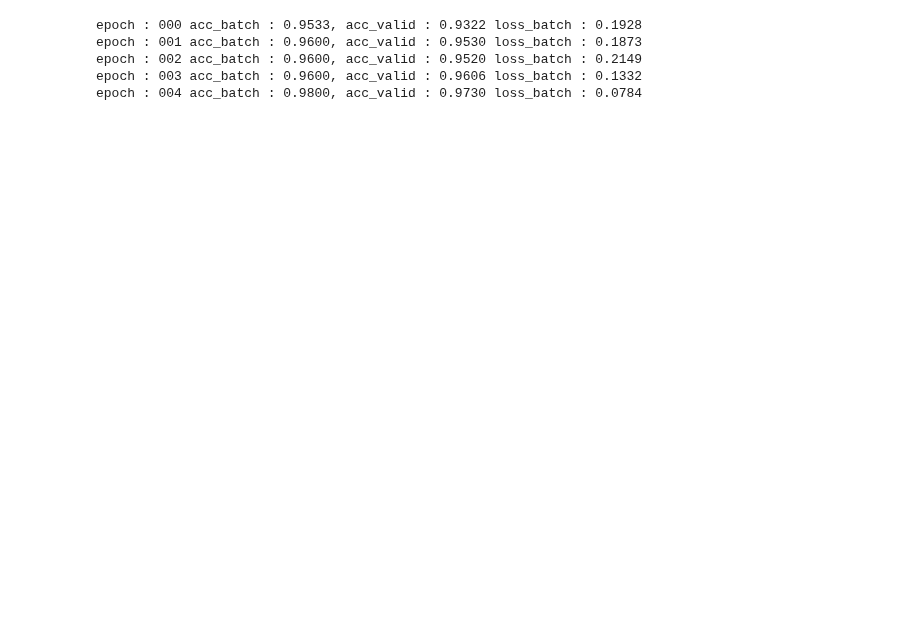
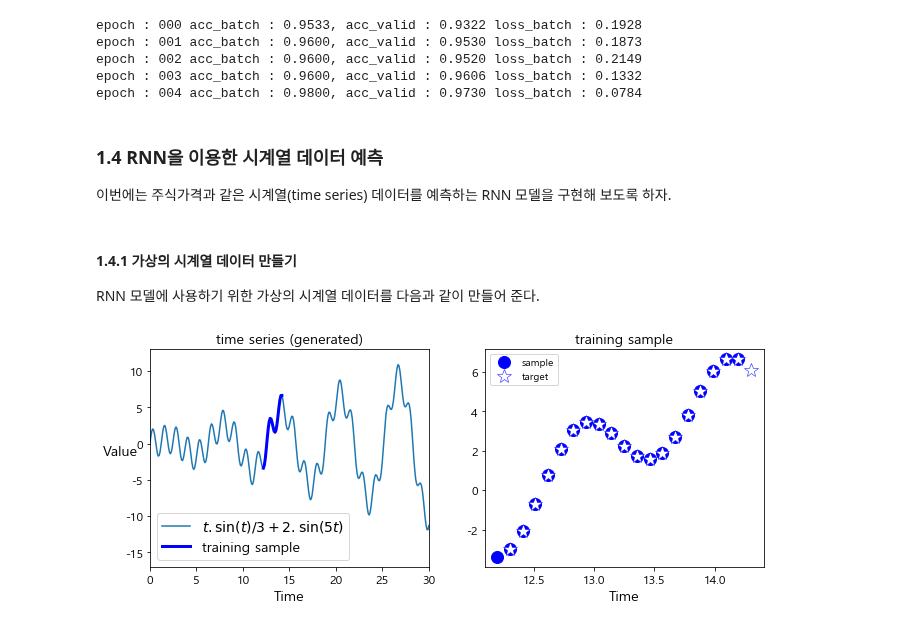
Before and after one commit to ExcelsiorCJH/Hands-On-ML, a Jupyter notebook: Chap14-Recurrent_Neural_Networks/Chap14_2-Recurrent_Neural_Networks.ipynb, the cells around one changed output. Cells and saved outputs as stored; diff of their text form; code cells hidden in the pictures; blank space fills up the shorter version.

```diff
--- a/Chap14-Recurrent_Neural_Networks/Chap14_2-Recurrent_Neural_Networks.ipynb
+++ b/Chap14-Recurrent_Neural_Networks/Chap14_2-Recurrent_Neural_Networks.ipynb
@@ -144,3 +148,50 @@ epoch : 001 acc_batch : 0.9600, acc_valid : 0.9530 loss_batch : 0.1873
 epoch : 002 acc_batch : 0.9600, acc_valid : 0.9520 loss_batch : 0.2149
 epoch : 003 acc_batch : 0.9600, acc_valid : 0.9606 loss_batch : 0.1332
 epoch : 004 acc_batch : 0.9800, acc_valid : 0.9730 loss_batch : 0.0784
+# %% [markdown]
+### 1.4 RNN을 이용한 시계열 데이터 예측
+
+이번에는 주식가격과 같은 시계열(time series) 데이터를 예측하는 RNN 모델을 구현해 보도록 하자.
+# %% [markdown]
+#### 1.4.1 가상의 시계열 데이터 만들기
+
+RNN 모델에 사용하기 위한 가상의 시계열 데이터를 다음과 같이 만들어 준다.
+# %%
+t_min, t_max = 0, 30
+resolution = 0.1
+
+def time_series(t):
+    return t * np.sin(t) / 3 + 2 * np.sin(t*5)
+
+def next_batch(batch_size, n_steps):
+    t0 = np.random.rand(batch_size, 1) * (t_max - t_min - n_steps * resolution)
+    Ts = t0 + np.arange(0., n_steps + 1) * resolution
+    ys = time_series(Ts)
+    return ys[:, :-1].reshape(-1, n_steps, 1), ys[:, 1:].reshape(-1, n_steps, 1)
+# %%
+t = np.linspace(t_min, t_max, int((t_max - t_min) / resolution))
+
+n_steps = 20
+t_instance = np.linspace(12.2, 12.2 + resolution * (n_steps + 1), n_steps + 1)
+
+plt.figure(figsize=(11,4))
+plt.subplot(121)
+plt.title("time series (generated)", fontsize=14)
+plt.plot(t, time_series(t), label=r"$t . \sin(t) / 3 + 2 . \sin(5t)$")
+plt.plot(t_instance[:-1], time_series(t_instance[:-1]), "b-", linewidth=3, label="training sample")
+plt.legend(loc="lower left", fontsize=14)
+plt.axis([0, 30, -17, 13])
+plt.xlabel("Time")
+plt.ylabel("Value", rotation=0)
+
+plt.subplot(122)
+plt.title("training sample", fontsize=14)
+plt.plot(t_instance[:-1], time_series(t_instance[:-1]), "bo", markersize=12, label="sample")
+plt.plot(t_instance[1:], time_series(t_instance[1:]),
+         "w*", markeredgewidth=0.5, markeredgecolor="b", markersize=14, label="target")
+plt.legend(loc="upper left")
+plt.xlabel("Time")
+
+plt.show()
+# %% [output]
+[figure, added]
```
Also changed, not shown: parts of 19 cells of this notebook, 9 other files.
